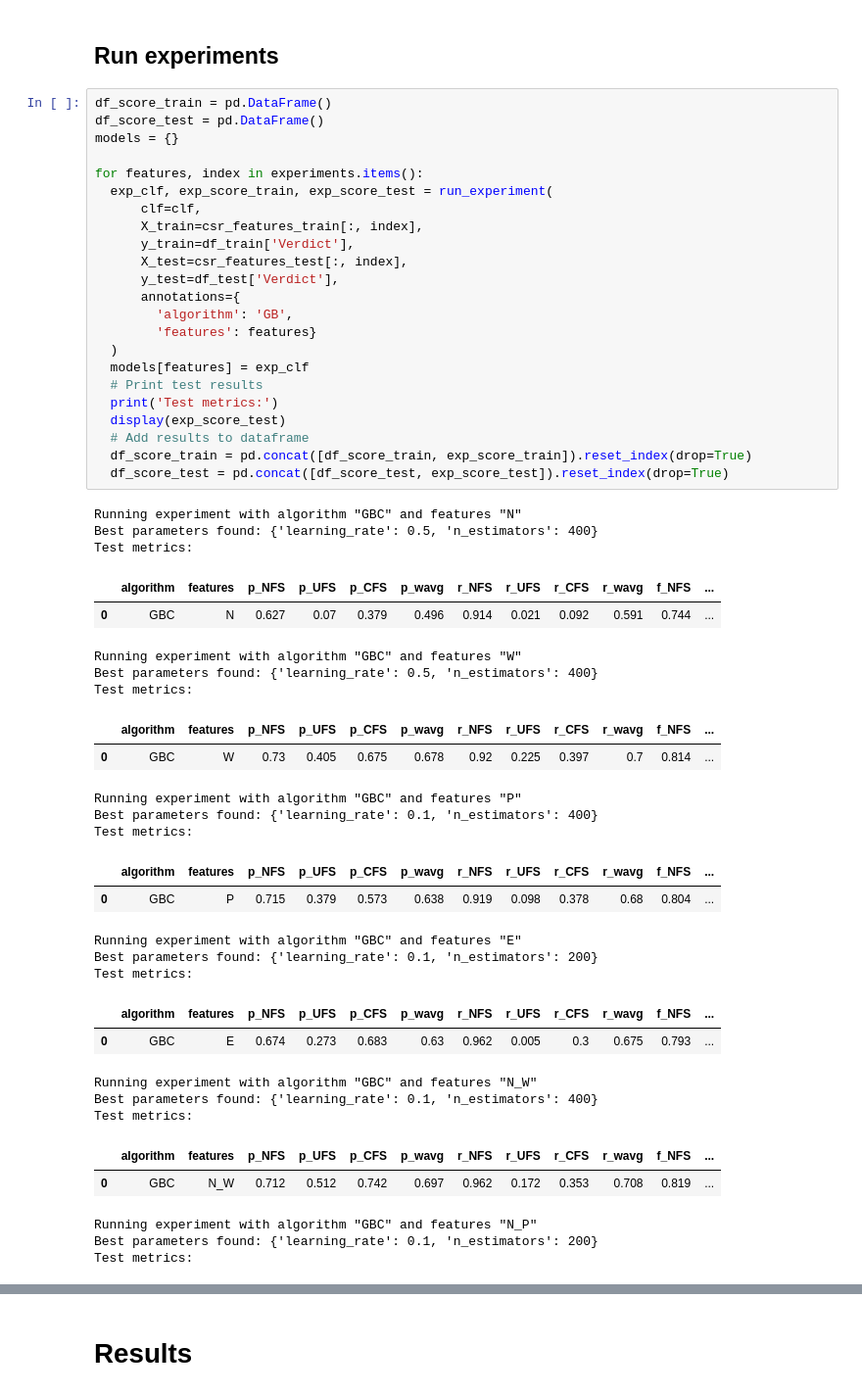
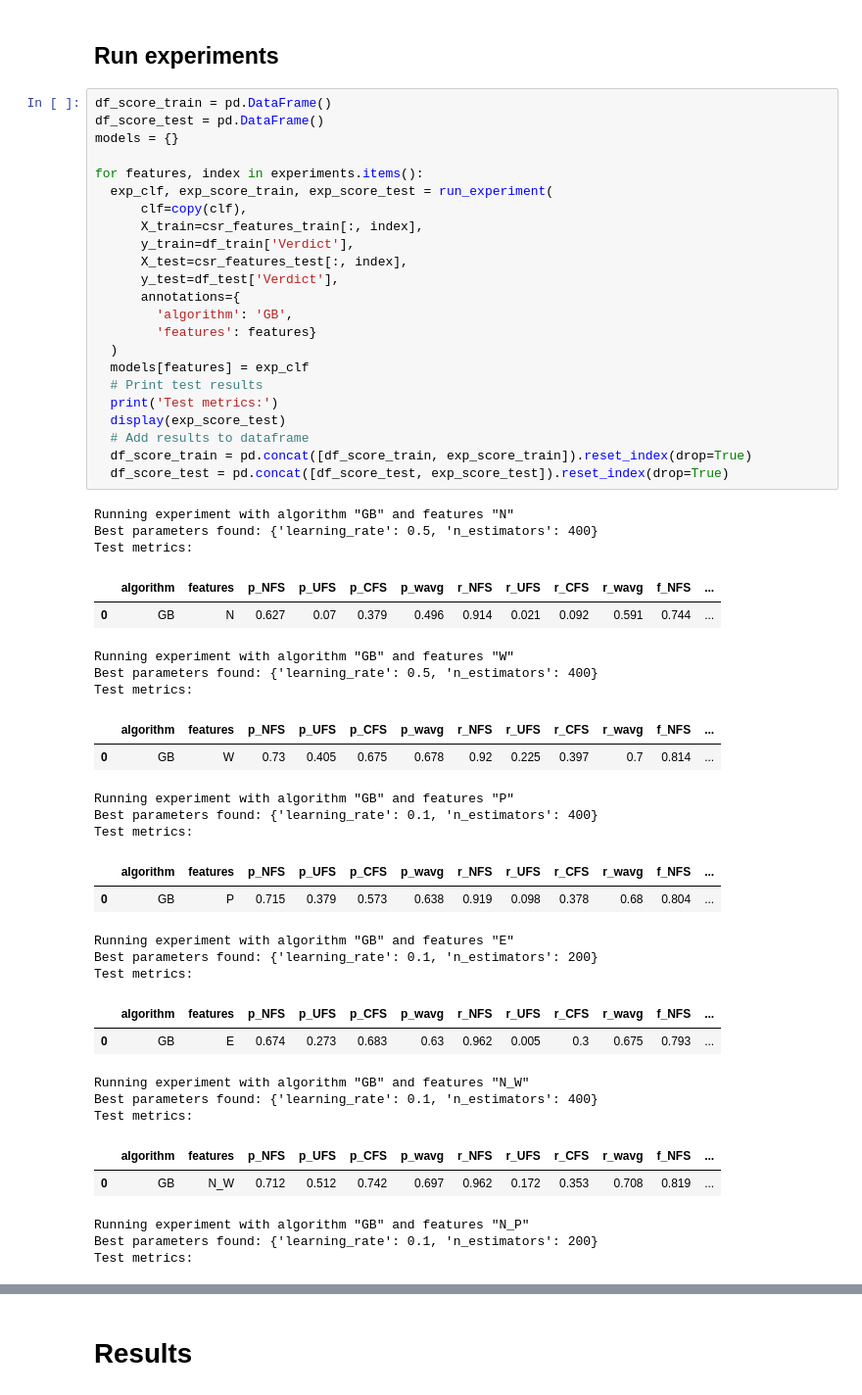
Before and after one commit to SigneK42/fact_check_worthy_claim, a Jupyter notebook: notebooks/GradientBoosting.ipynb, the cells around one changed output, grey strips where cells are left out. Shown: that part at 98% size. Drawn from its saved outputs; the diff is of its cells as text.

```diff
--- a/notebooks/GradientBoosting.ipynb
+++ b/notebooks/GradientBoosting.ipynb
@@ -106,53 +104,53 @@ experiments = {
 # %%
 df_score_train = pd.DataFrame()
 df_score_test = pd.DataFrame()
 models = {}
 
 for features, index in experiments.items():
   exp_clf, exp_score_train, exp_score_test = run_experiment(
-      clf=clf,
+      clf=copy(clf),
       X_train=csr_features_train[:, index],
       y_train=df_train['Verdict'],
       X_test=csr_features_test[:, index],
       y_test=df_test['Verdict'],
       annotations={
         'algorithm': 'GB',
         'features': features}
   )
   models[features] = exp_clf
   # Print test results
   print('Test metrics:')
   display(exp_score_test)
   # Add results to dataframe
   df_score_train = pd.concat([df_score_train, exp_score_train]).reset_index(drop=True)
   df_score_test = pd.concat([df_score_test, exp_score_test]).reset_index(drop=True)
 # %% [output]
-Running experiment with algorithm "GBC" and features "N"
+Running experiment with algorithm "GB" and features "N"
 Best parameters found: {'learning_rate': 0.5, 'n_estimators': 400}
 Test metrics:
 |  | algorithm | features | p_NFS | p_UFS | p_CFS | p_wavg | r_NFS | r_UFS | r_CFS | r_wavg | f_NFS | ... |
-| 0 | GBC | N | 0.627 | 0.07 | 0.379 | 0.496 | 0.914 | 0.021 | 0.092 | 0.591 | 0.744 | ... |
+| 0 | GB | N | 0.627 | 0.07 | 0.379 | 0.496 | 0.914 | 0.021 | 0.092 | 0.591 | 0.744 | ... |
-Running experiment with algorithm "GBC" and features "W"
+Running experiment with algorithm "GB" and features "W"
 Best parameters found: {'learning_rate': 0.5, 'n_estimators': 400}
 Test metrics:
 |  | algorithm | features | p_NFS | p_UFS | p_CFS | p_wavg | r_NFS | r_UFS | r_CFS | r_wavg | f_NFS | ... |
-| 0 | GBC | W | 0.73 | 0.405 | 0.675 | 0.678 | 0.92 | 0.225 | 0.397 | 0.7 | 0.814 | ... |
+| 0 | GB | W | 0.73 | 0.405 | 0.675 | 0.678 | 0.92 | 0.225 | 0.397 | 0.7 | 0.814 | ... |
-Running experiment with algorithm "GBC" and features "P"
+Running experiment with algorithm "GB" and features "P"
 Best parameters found: {'learning_rate': 0.1, 'n_estimators': 400}
 Test metrics:
 |  | algorithm | features | p_NFS | p_UFS | p_CFS | p_wavg | r_NFS | r_UFS | r_CFS | r_wavg | f_NFS | ... |
-| 0 | GBC | P | 0.715 | 0.379 | 0.573 | 0.638 | 0.919 | 0.098 | 0.378 | 0.68 | 0.804 | ... |
+| 0 | GB | P | 0.715 | 0.379 | 0.573 | 0.638 | 0.919 | 0.098 | 0.378 | 0.68 | 0.804 | ... |
-Running experiment with algorithm "GBC" and features "E"
+Running experiment with algorithm "GB" and features "E"
 Best parameters found: {'learning_rate': 0.1, 'n_estimators': 200}
 Test metrics:
 |  | algorithm | features | p_NFS | p_UFS | p_CFS | p_wavg | r_NFS | r_UFS | r_CFS | r_wavg | f_NFS | ... |
-| 0 | GBC | E | 0.674 | 0.273 | 0.683 | 0.63 | 0.962 | 0.005 | 0.3 | 0.675 | 0.793 | ... |
+| 0 | GB | E | 0.674 | 0.273 | 0.683 | 0.63 | 0.962 | 0.005 | 0.3 | 0.675 | 0.793 | ... |
-Running experiment with algorithm "GBC" and features "N_W"
+Running experiment with algorithm "GB" and features "N_W"
 Best parameters found: {'learning_rate': 0.1, 'n_estimators': 400}
 Test metrics:
 |  | algorithm | features | p_NFS | p_UFS | p_CFS | p_wavg | r_NFS | r_UFS | r_CFS | r_wavg | f_NFS | ... |
-| 0 | GBC | N_W | 0.712 | 0.512 | 0.742 | 0.697 | 0.962 | 0.172 | 0.353 | 0.708 | 0.819 | ... |
+| 0 | GB | N_W | 0.712 | 0.512 | 0.742 | 0.697 | 0.962 | 0.172 | 0.353 | 0.708 | 0.819 | ... |
-Running experiment with algorithm "GBC" and features "N_P"
+Running experiment with algorithm "GB" and features "N_P"
 Best parameters found: {'learning_rate': 0.1, 'n_estimators': 200}
 Test metrics:
 |  | algorithm | features | p_NFS | p_UFS | p_CFS | p_wavg | r_NFS | r_UFS | r_CFS | r_wavg | f_NFS | ... |
```
Also changed, not shown: parts of 10 cells of this notebook.
